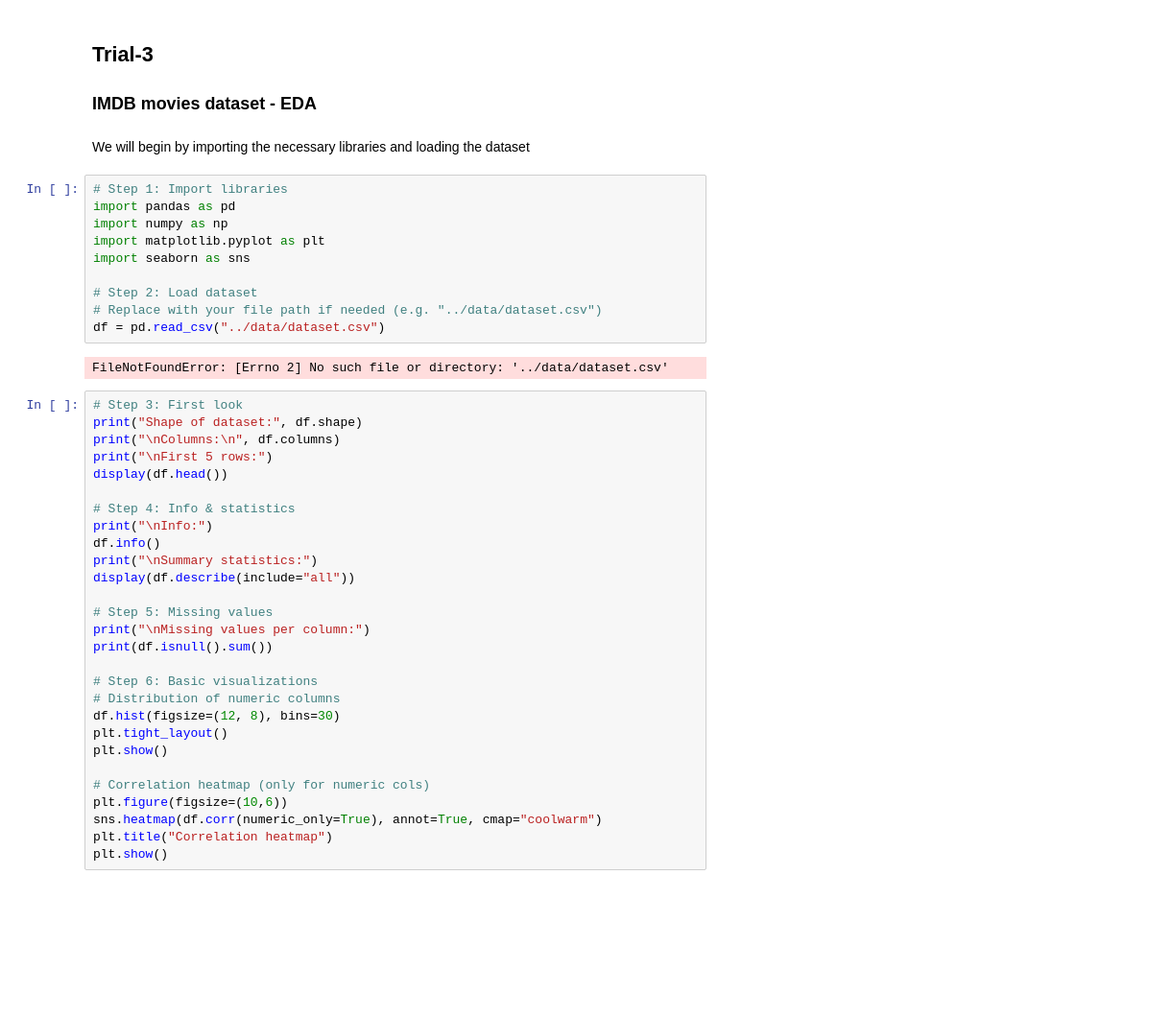
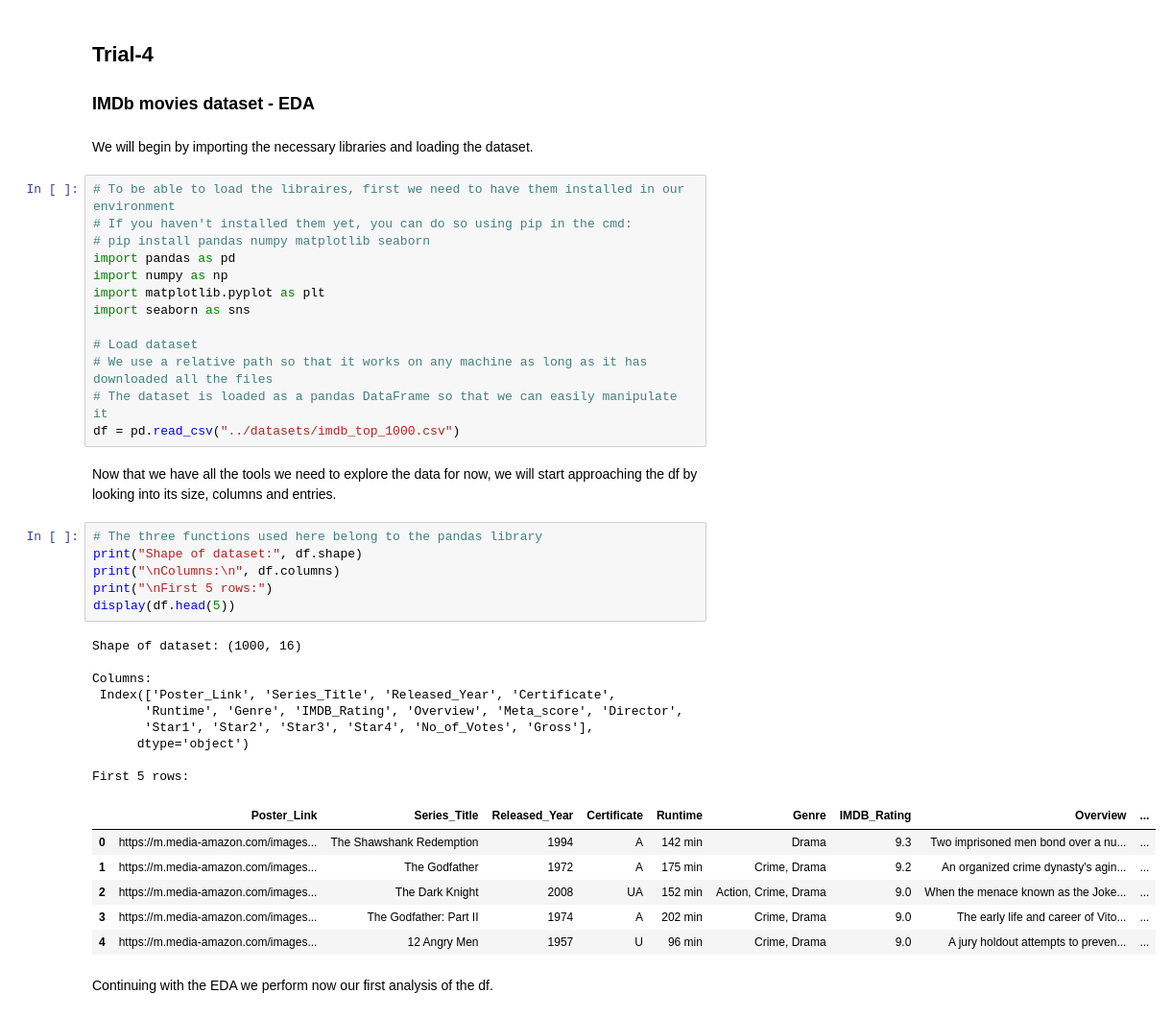
Before and after one commit to valonso050/How-to-EDA-basic, a Jupyter notebook: notebooks/EDA.ipynb, the cells around one changed output. Shown at 96% size. Cells and saved outputs as stored; diff of their text form; blank space fills up the shorter version.

```diff
--- a/notebooks/EDA.ipynb
+++ b/notebooks/EDA.ipynb
@@ -1,45 +1,44 @@
 # %% [markdown]
-## Trial-3
-### IMDB movies dataset - EDA
+## Trial-4
+### IMDb movies dataset - EDA
 # %% [markdown]
-We will begin by importing the necessary libraries and loading the dataset
+We will begin by importing the necessary libraries and loading the dataset.
 # %%
-# Step 1: Import libraries
+# To be able to load the libraires, first we need to have them installed in our environment
+# If you haven't installed them yet, you can do so using pip in the cmd:
+# pip install pandas numpy matplotlib seaborn
 import pandas as pd
 import numpy as np
 import matplotlib.pyplot as plt
 import seaborn as sns
 
-# Step 2: Load dataset
-# Replace with your file path if needed (e.g. "../data/dataset.csv")
-df = pd.read_csv("../data/dataset.csv")
+# Load dataset
+# We use a relative path so that it works on any machine as long as it has downloaded all the files
+# The dataset is loaded as a pandas DataFrame so that we can easily manipulate it
+df = pd.read_csv("../datasets/imdb_top_1000.csv")
-# %% [output]
-FileNotFoundError: [Errno 2] No such file or directory: '../data/dataset.csv'
+# %% [markdown]
+Now that we have all the tools we need to explore the data for now, we will start approaching the df by looking into its size, columns and entries.
 # %%
-# Step 3: First look
+# The three functions used here belong to the pandas library
 print("Shape of dataset:", df.shape)
 print("\nColumns:\n", df.columns)
 print("\nFirst 5 rows:")
-display(df.head())
-
-# Step 4: Info & statistics
-print("\nInfo:")
-df.info()
-print("\nSummary statistics:")
-display(df.describe(include="all"))
-
-# Step 5: Missing values
-print("\nMissing values per column:")
-print(df.isnull().sum())
-
-# Step 6: Basic visualizations
-# Distribution of numeric columns
-df.hist(figsize=(12, 8), bins=30)
-plt.tight_layout()
-plt.show()
-
-# Correlation heatmap (only for numeric cols)
-plt.figure(figsize=(10,6))
-sns.heatmap(df.corr(numeric_only=True), annot=True, cmap="coolwarm")
-plt.title("Correlation heatmap")
-plt.show()
+display(df.head(5))
+# %% [output]
+Shape of dataset: (1000, 16)
+
+Columns:
+ Index(['Poster_Link', 'Series_Title', 'Released_Year', 'Certificate',
+       'Runtime', 'Genre', 'IMDB_Rating', 'Overview', 'Meta_score', 'Director',
+       'Star1', 'Star2', 'Star3', 'Star4', 'No_of_Votes', 'Gross'],
+      dtype='object')
+
+First 5 rows:
+|  | Poster_Link | Series_Title | Released_Year | Certificate | Runtime | Genre | IMDB_Rating | Overview | ... |
+| 0 | https://m.media-amazon.com/images... | The Shawshank Redemption | 1994 | A | 142 min | Drama | 9.3 | Two imprisoned men bond over a nu... | ... |
+| 1 | https://m.media-amazon.com/images... | The Godfather | 1972 | A | 175 min | Crime, Drama | 9.2 | An organized crime dynasty's agin... | ... |
+| 2 | https://m.media-amazon.com/images... | The Dark Knight | 2008 | UA | 152 min | Action, Crime, Drama | 9.0 | When the menace known as the Joke... | ... |
+| 3 | https://m.media-amazon.com/images... | The Godfather: Part II | 1974 | A | 202 min | Crime, Drama | 9.0 | The early life and career of Vito... | ... |
+| 4 | https://m.media-amazon.com/images... | 12 Angry Men | 1957 | U | 96 min | Crime, Drama | 9.0 | A jury holdout attempts to preven... | ... |
+# %% [markdown]
+Continuing with the EDA we perform now our first analysis of the df.
```
Also changed, not shown: parts of 7 cells of this notebook.
